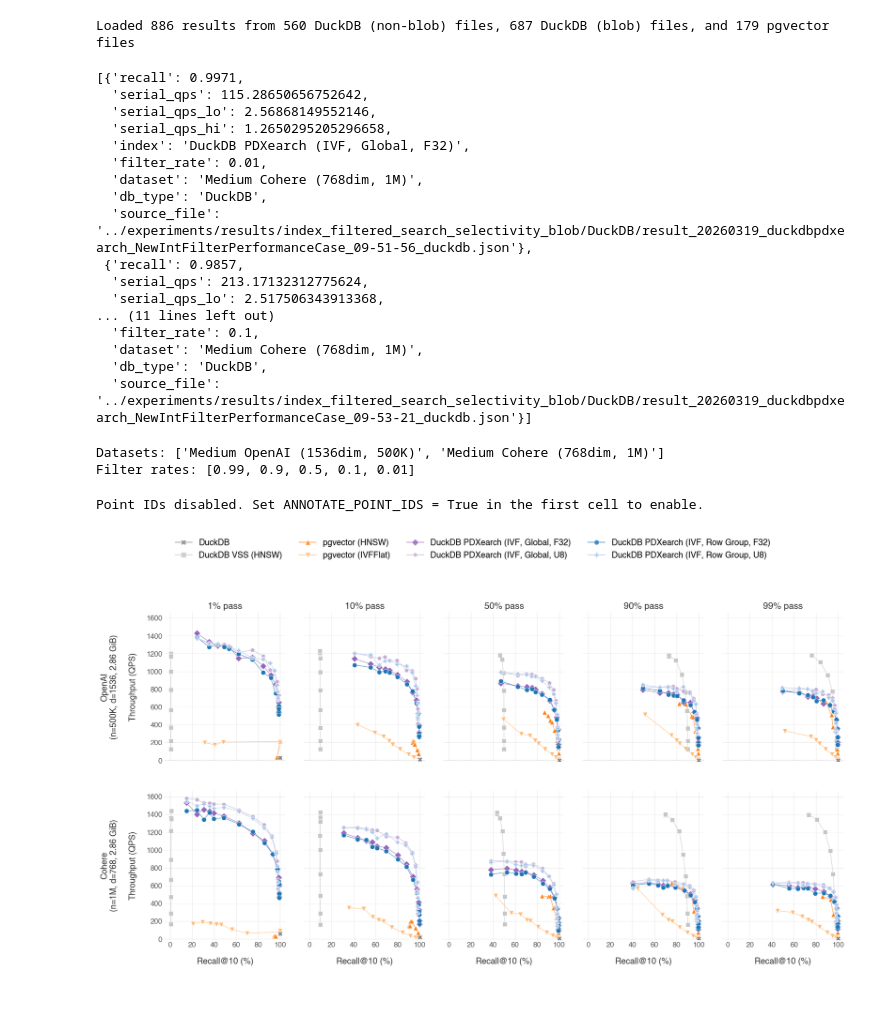
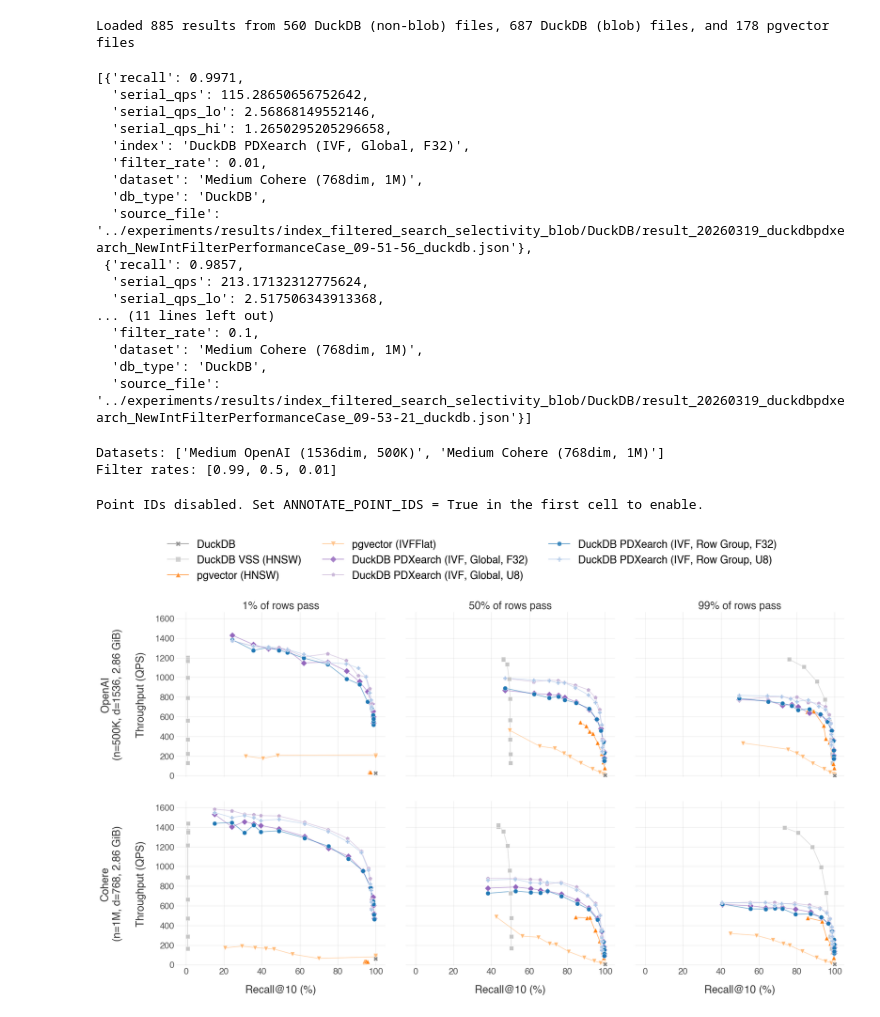
Before and after one commit to Noorts/vss-benchmarks, a Jupyter notebook: analysis/index_filtered_search_selectivity_blob.ipynb, the cells around one changed output. Cells and saved outputs as stored; diff of their text form; code cells hidden in the pictures.

Commit message:
feat: polish synthetic filtered search selectivity plot

```diff
--- a/analysis/index_filtered_search_selectivity_blob.ipynb
+++ b/analysis/index_filtered_search_selectivity_blob.ipynb
@@ -36,7 +36,8 @@ def compute_qps(metrics: dict) -> tuple[float, float, float]:
     return qps_median_ci(latencies)
 
 
-FILTER_RATE_ORDER = [0.99, 0.9, 0.5, 0.1, 0.01]
+FILTER_RATE_ORDER = [0.99, 0.5, 0.01]
+# FILTER_RATE_ORDER = [0.99, 0.9, 0.5, 0.1, 0.01]
 
 DATASET_ORDER = [
     "Medium OpenAI (1536dim, 500K)",
@@ -167,7 +168,7 @@ print(f"Loaded {len(records)} results from "
       f"and {len(pgvector_json_files)} pgvector files")
 records[:3]
 # %% [output]
-Loaded 886 results from 560 DuckDB (non-blob) files, 687 DuckDB (blob) files, and 179 pgvector files
+Loaded 885 results from 560 DuckDB (non-blob) files, 687 DuckDB (blob) files, and 178 pgvector files
 [{'recall': 0.9971,
   'serial_qps': 115.28650656752642,
   'serial_qps_lo': 2.56868149552146,
@@ -204,7 +205,7 @@ if EXCLUDE_DATASETS:
     print(f"Excluded datasets: {EXCLUDE_DATASETS}")
 # %% [output]
 Datasets: ['Medium OpenAI (1536dim, 500K)', 'Medium Cohere (768dim, 1M)']
-Filter rates: [0.99, 0.9, 0.5, 0.1, 0.01]
+Filter rates: [0.99, 0.5, 0.01]
 # %%
 # ---------------------------------------------------------------------------
 # 2b. Assign point IDs and print lookup table (when ANNOTATE_POINT_IDS is True).
@@ -268,7 +269,7 @@ all_index_types = [idx for idx in local_index_order if idx in all_index_types]
 
 n_rows = len(datasets)
 n_cols = len(filter_rates)
-fig, axes = plt.subplots(n_rows, n_cols, figsize=(3.5 * n_cols, 5.0 * n_rows), squeeze=False)
+fig, axes = plt.subplots(n_rows, n_cols, figsize=(6.0 * n_cols, 5.0 * n_rows), squeeze=False)
 
 global_ymax = max(r["serial_qps"] for r in filtered_records) * 1.05 if filtered_records else 1
 
@@ -307,7 +308,7 @@ for row_idx, ds in enumerate(datasets):
         ds_title = DATASET_TITLES.get(ds, ds)
         if row_idx == 0:
             pass_pct = round((1 - fr) * 100)
-            ax.set_title(f"{pass_pct}% pass", fontsize=TITLE_FONTSIZE, color=FONT_COLOR)
+            ax.set_title(f"{pass_pct}% of rows pass", fontsize=TITLE_FONTSIZE, color=FONT_COLOR)
 
         if row_idx == n_rows - 1:
             ax.set_xlabel("Recall@10 (%)", fontsize=LABEL_FONTSIZE, color=FONT_COLOR, labelpad=15)
@@ -321,34 +322,34 @@ for row_idx, ds in enumerate(datasets):
         ax.spines['right'].set_visible(False)
         ax.spines['left'].set_visible(False)
         ax.spines['bottom'].set_visible(False)
 
         ax.set_xlim(-0.05, 1.05)
         ax.set_ylim(-10, global_ymax + 0.05)
         ax.set_xticks([i / 5 for i in range(6)])
         ax.xaxis.set_major_formatter(plt.FuncFormatter(lambda x, _: f"{x * 100:.0f}"))
 
         ax.tick_params(axis='both', colors=TICK_FONTS_COLOR, length=0)
         ax.tick_params(axis='x', labelsize=TICK_FONTSIZE)
         ax.tick_params(axis='y', labelsize=TICK_FONTSIZE)
 
         if row_idx != n_rows - 1:
             ax.set_xticklabels([])
         if col_idx != 0:
             ax.set_yticklabels([])
 
 legend_handles = []
 for index_type in all_index_types:
     color = local_index_colors.get(index_type, "#808080")
     marker = local_index_markers.get(index_type, "o")
     legend_handles.append(Line2D([0], [0], color=color, marker=marker, linestyle='-',
                                   markersize=8, markeredgecolor='white', markeredgewidth=0.5,
                                   linewidth=1.2, alpha=0.8, label=index_type))
 
-fig.legend(handles=legend_handles, loc="upper center", ncol=math.ceil(len(all_index_types) / 2),
+fig.legend(handles=legend_handles, loc="upper center", ncol=math.ceil(len(all_index_types) / 3),
            frameon=False, fontsize=LABEL_FONTSIZE, bbox_to_anchor=(0.5, 1.02))
 
-fig.tight_layout(rect=[0, 0, 1, 0.87])
-fig.subplots_adjust(wspace=0.15, hspace=0.20)
+fig.tight_layout(rect=[0, 0, 1, 0.88])
+fig.subplots_adjust(wspace=0.10, hspace=0.15)
 save_fig("index_filtered_search_selectivity_blob")
 # %% [output]
-[figure, old version]
+[figure, new version]
```
Also changed, not shown: 1 other file.
